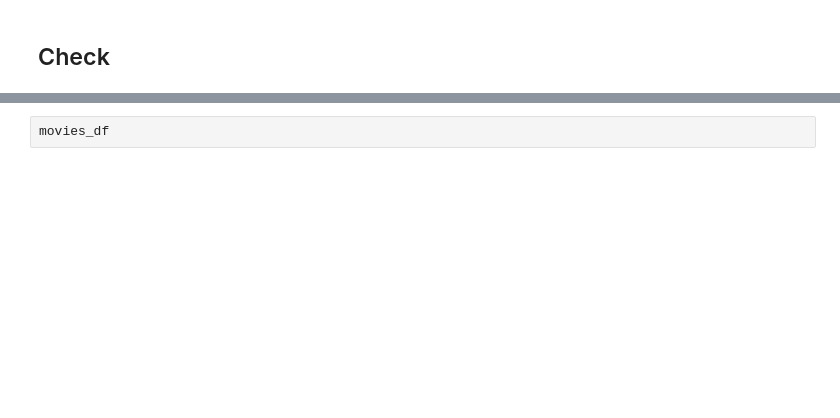
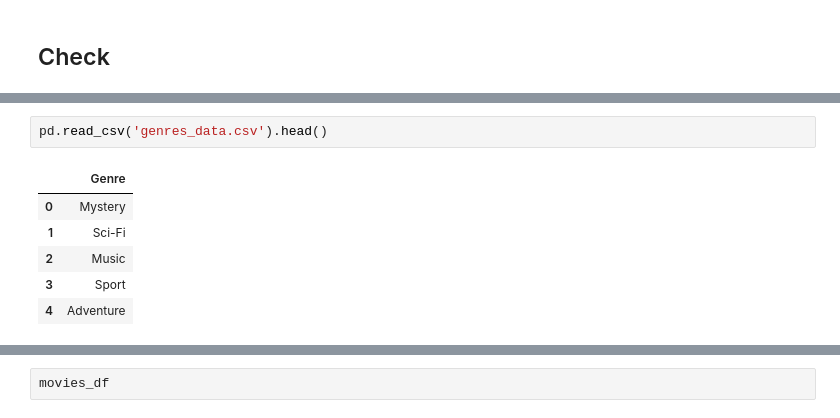
Before and after one commit to nirvana230129/DataBases, a Jupyter notebook: data/parse_data.ipynb, the cells around one changed output, grey strips where cells are left out. Drawn from its saved outputs; the diff is of its cells as text; blank space fills up the shorter version.

```diff
--- a/data/parse_data.ipynb
+++ b/data/parse_data.ipynb
@@ -296,0 +319,9 @@ pd.read_csv('personnel_data.csv', index_col=0).head()
+# %%
+pd.read_csv('genres_data.csv').head()
+# %% [output]
+|  | Genre |
+| 0 | Mystery |
+| 1 | Sci-Fi |
+| 2 | Music |
+| 3 | Sport |
+| 4 | Adventure |
```
Also changed, not shown: parts of 8 cells of this notebook.
